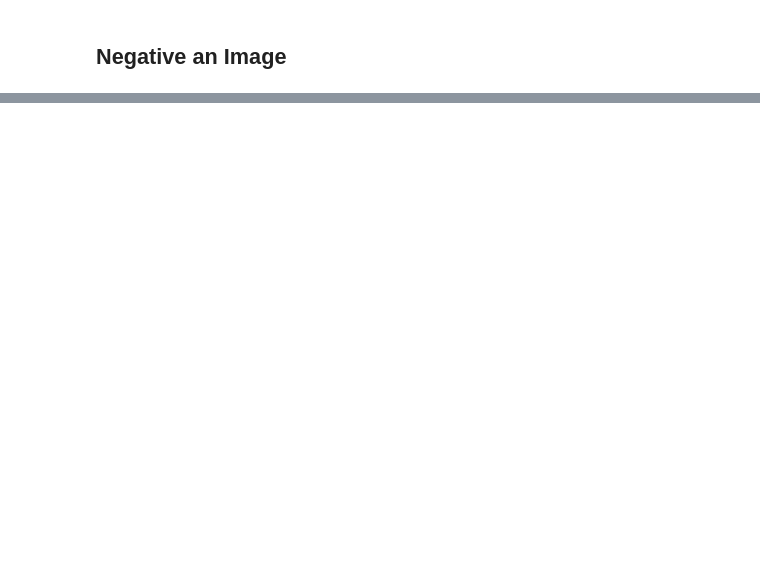
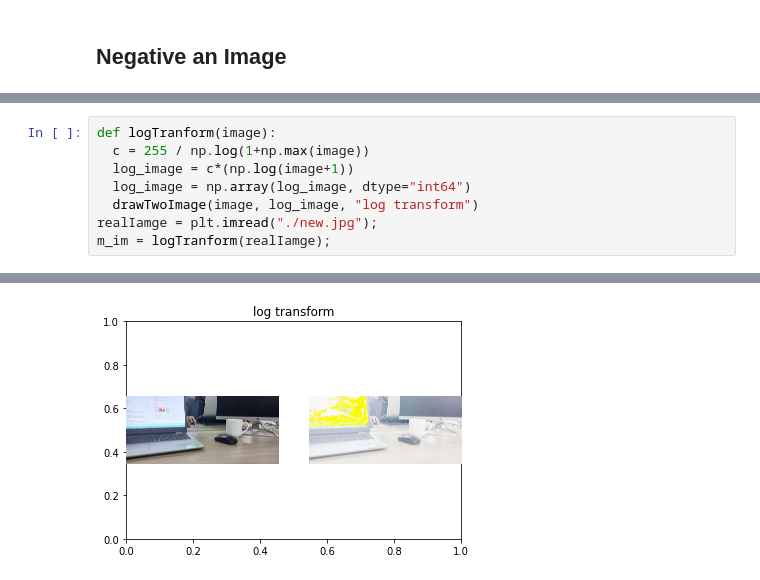
Before and after one commit to teddy-teem/ImageProcessing, a Jupyter notebook: ImageProcessing.ipynb, the cells around one changed output, grey strips where cells are left out. Saved outputs shown, nothing was run; the diff lists cells and outputs as text; blank space fills up the shorter version.

```diff
--- a/ImageProcessing.ipynb
+++ b/ImageProcessing.ipynb
@@ -102,0 +125,9 @@ m_im = negativeImageOnlyNonZeroPixels(realIamge);
+# %%
+def logTranform(image):
+  c = 255 / np.log(1+np.max(image))
+  log_image = c*(np.log(image+1))
+  log_image = np.array(log_image, dtype="int64")
+  drawTwoImage(image, log_image, "log transform")
+realIamge = plt.imread("./new.jpg");
+m_im = logTranform(realIamge);
+# %% [output]
@@ -102,0 +135 @@ m_im = negativeImageOnlyNonZeroPixels(realIamge);
+[figure, added]
```
Also changed, not shown: parts of 18 cells of this notebook.
